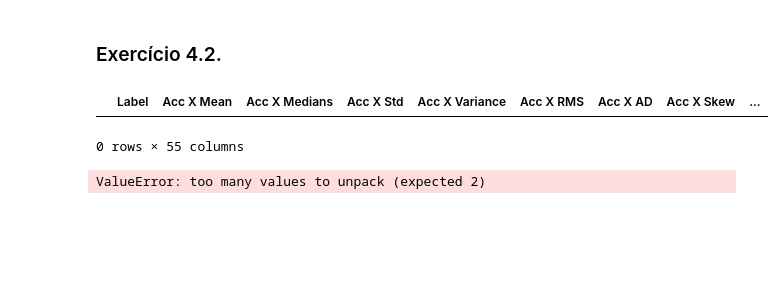
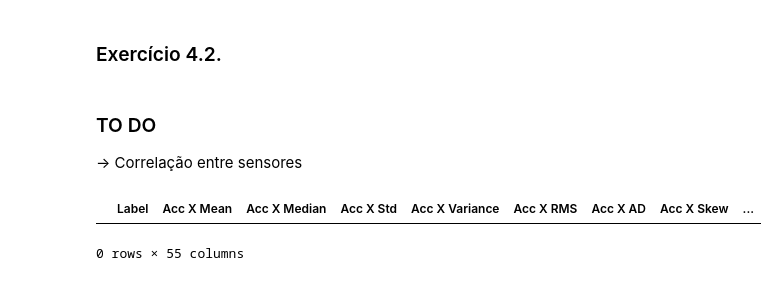
Before and after one commit to patii01/TCD-TP, a Jupyter notebook: code/mainActivity.ipynb, the cells around one changed output. Drawn from its saved outputs; the diff is of its cells as text; code cells hidden in the pictures; blank space fills up the shorter version.

```diff
--- a/code/mainActivity.ipynb
+++ b/code/mainActivity.ipynb
@@ -610,3 +656,6 @@ KS statistic:  0.8157626713153543       P value:  0.0
+# %% [markdown]
+### TO DO
+-> Correlação entre sensores
 # %%
 f = 51.2
 T=1/f
@@ -639,39 +688,71 @@ for interval in range(0,len(dataFrame)-f_window,f_window):
         activities_by_window[dataFrame.iloc[interval]["Label Name"]].append(dataFrame.iloc[interval:interval+f_window])
 
 def columns(sensor):
     xyz = ['X', 'Y', 'Z']
-    feature = ['Mean', 'Medians', 'Std', 'Variance', 'RMS', 'AD', 'Skew', 'Kurtosis', 'IQR', 'ZCR', 'MCR', 'Spec Ent', 'DF', 'Energy']
+    feature = ['Mean', 'Median', 'Std', 'Variance', 'RMS', 'AD', 'Skew', 'Kurtosis', 'IQR', 'ZCR', 'MCR', 'Spec Ent', 'DF', 'Energy']
     feature2 = [' X Y Corr', ' X Z Corr', ' Y Z Corr', 'CAGH']
 
     if sensor == 'Acc':
          feature2 += ['AI', 'VI', 'SMA', 'EVA Gravity', 'EVA Heading', 'AVH', 'AVG', 'AAE']
 
     elif sensor == 'Gyr':
         feature2 += ['ARE']
 
     feature_col = ['Label'] + [sensor + ' ' + col + ' ' + f for col in xyz for f in feature] + feature2
 
     return pd.DataFrame(columns = feature_col)
 
-def extraction_feature(data, sensor):
+def extraction_feature(data, sensor, columns):
     if sensor == 'Acc':
         s = 'accelerometer'
     elif sensor == 'Gyr':
         s = 'gyroscope'
     else:
         s = 'magnetometer'
 
-    for k,v in data:
+    for k,v in data.items():
         for valor in v:
-            display(valor)
+            media = mean(valor)
+            mediana = median(valor)
+            desv = std(valor)
+            var = variance(valor)
+            root = rms(valor)
+            ave = ad(valor)
+            sk = skew(valor)
+            kurt = kurtosis(valor)
+            quartil = iqr(valor)
+            zero = zcr(valor)
+            meancr = mcr(valor)
+            corr = correlation(valor, s)
+
+            new_columns = pd.DataFrame({
+                'Label': k,
+                sensor + ' X Mean': [media[s + ' x']], sensor + ' Y Mean': [media[s + ' y']], sensor + ' Z Mean': [media[s + ' z']],
+                sensor + ' X Median': [mediana[s + ' x']], sensor + ' Y Median': [mediana[s + ' y']], sensor + ' Z Median': [mediana[s + ' z']],
+                sensor + ' X Std': [desv[s + ' x']], sensor + ' Y Std': [desv[s + ' y']], sensor + ' Z Std': [desv[s + ' z']],
+                sensor + ' X Variance': [var[s + ' x']], sensor + ' Y Variance': [var[s + ' y']], sensor + ' Z Variance': [var[s + ' z']],
+                sensor + ' X RMS': [root[s + ' x']], sensor + ' Y RMS': [root[s + ' y']], sensor + ' Z RMS': [root[s + ' z']],
+                sensor + ' X AD': [ave[s + ' x']], sensor + ' Y AD': [ave[s + ' y']], sensor + ' Z AD': [ave[s + ' z']],
+                sensor + ' X Skew': [sk[s + ' x']], sensor + ' Y Skew': [sk[s + ' y']], sensor + ' Z Skew': [sk[s + ' z']],
+                sensor + ' X Kurtosis': [kurt[s + ' x']], sensor + ' Y Kurtosis': [kurt[s + ' y']], sensor + ' Z Kurtosis': [kurt[s + ' z']],
+                sensor + ' X IQR': [quartil[s + ' x']], sensor + ' Y IQR': [quartil[s + ' y']], sensor + ' Z IQR': [quartil[s + ' z']],
+                sensor + ' X ZCR': [zero[s + ' x']], sensor + ' Y ZCR': [zero[s + ' y']], sensor + ' Z ZCR': [zero[s + ' z']],
+                sensor + ' X MCR': [meancr[s + ' x']], sensor + ' Y MCR': [meancr[s + ' y']], sensor + ' Z MCR': [meancr[s + ' z']],
+                sensor + ' X Y Corr': [corr.loc[s + ' x', s + ' y']], sensor + ' X Z Corr': [corr.loc[s + ' x', s + ' z']], sensor + ' Y Z Corr': [corr.loc[s + ' y', s + ' z']],
+            })
+
+            columns = pd.concat([columns, new_columns], ignore_index=True)
+
+    return columns
+
+
 
 result = columns('Acc')
 display(result)
 
-extraction_feature(activities_by_window, 'Acc')
+result = extraction_feature(activities_by_window, 'Acc', result)
 
-#display(result)
+result.to_csv('file_name.csv', encoding='utf-8')
 # %% [output]
-|  | Label | Acc X Mean | Acc X Medians | Acc X Std | Acc X Variance | Acc X RMS | Acc X AD | Acc X Skew | ... |
+|  | Label | Acc X Mean | Acc X Median | Acc X Std | Acc X Variance | Acc X RMS | Acc X AD | Acc X Skew | ... |
 0 rows × 55 columns
-ValueError: too many values to unpack (expected 2)
```
Also changed, not shown: parts of 2 cells of this notebook.
